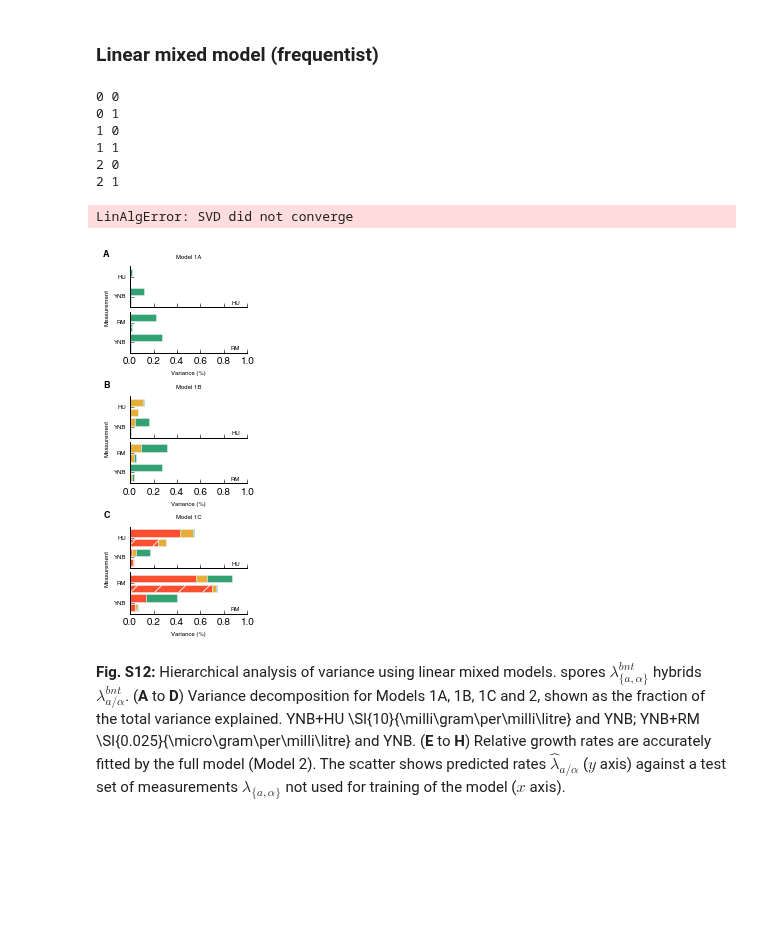
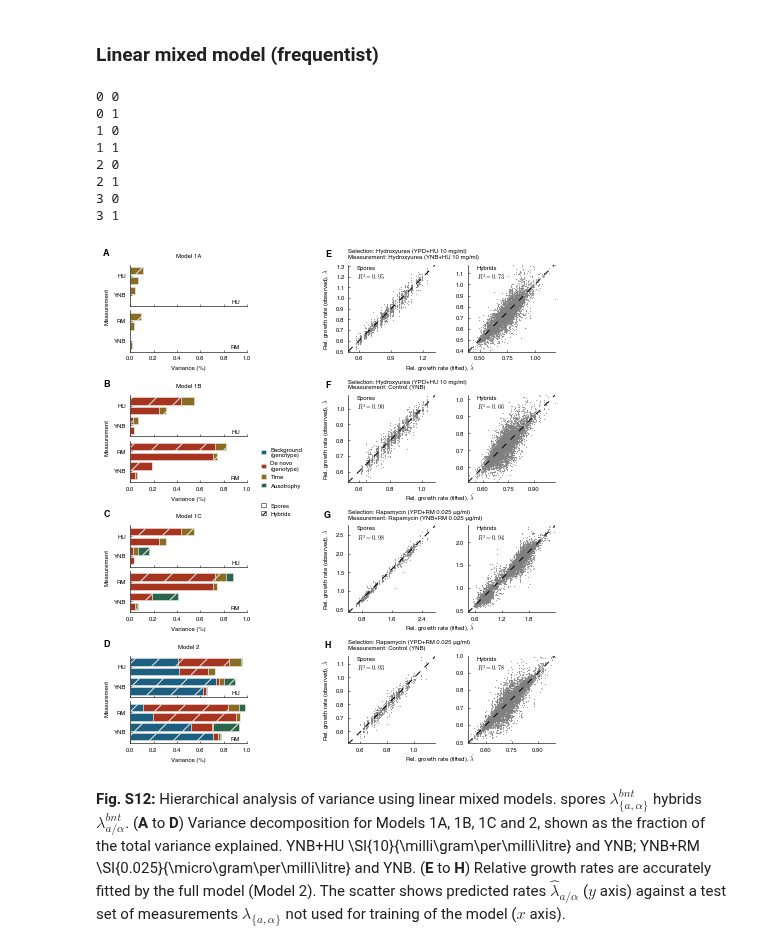
Before and after one commit to ivazquez/clonal-heterogeneity, a Jupyter notebook: src/figure4.ipynb, the cells around one changed output. Saved outputs shown, nothing was run; the diff lists cells and outputs as text; code cells hidden in the pictures; blank space fills up the shorter version.

```diff
--- a/src/figure4.ipynb
+++ b/src/figure4.ipynb
@@ -669,14 +666,15 @@ for (ii, (env_evo, env_test)) in enumerate([('HU','HU'),('HU','YNB'),('RM','RM')
     yticklabels = []
     vmax = max(np.nanmin(H), np.nanmax(H), key=abs)
     vmin = -vmax
-    legend_title = r'$\lambda^{bnt}_{a/\alpha}$'
+    legend_title = r'$\lambda^{btn}_{a/\alpha}$'
 
     plot.heatmap_hybrids(H, ax, title,
                          xlabel, ylabel, xticklabels, yticklabels,
                          fold=False, legend_title=legend_title, cmap=plt.cm.RdBu_r,
                          vmin=vmin, vmax=vmax, pad=30)
 
-    print env_evo, env_test, H.isnull().values.flatten().sum(), H.notnull().values.flatten().sum()
+    print 'Selection: %s, Environment: %s, Pass: %4d, Fail: %4d' \
+    % (env_evo, env_test, H.notnull().values.flatten().sum(), H.isnull().values.flatten().sum())
 
     ax.xaxis.set_ticks_position('top')
     ax.yaxis.set_ticks_position('left')
@@ -820,9 +818,9 @@ for (ii, (env_evo, env_test)) in enumerate([('HU','YNB'),('RM','YNB')]):
                         colors=[config.spores_gt_short['color'][env_evo][x] for x in S.columns.get_level_values('genotype_short')],
                         hatches=[' ']*10)
 
-    ax1.set_title('spores (haploid)', fontsize=6)
+    ax1.set_title('Spores (haploid)', fontsize=6)
     ax1.set_xlabel('')
-    ax1.set_ylabel(r'Rel. growth rate, $\lambda^{bnt}_{a/\alpha}$', fontsize=6, labelpad=2)
+    ax1.set_ylabel(r'Rel. growth rate, $\lambda^{btn}_{a/\alpha}$', fontsize=6, labelpad=2)
 
     ### hybrids barplot ###
     ax2 = plt.subplot(gs[(env_evo,'barplot')][7:], sharey=ax1)
@@ -859,7 +857,7 @@ for (ii, (env_evo, env_test)) in enumerate([('HU','YNB'),('RM','YNB')]):
                  mfc=config.hybrids_gt_short['color'][env_evo][d[-1]], mec='k',
                  ms=3, marker='D', linestyle="None", zorder=6)
 
-    ax2.set_title('hybrids (diploid)', fontsize=6)
+    ax2.set_title('Hybrids (diploid)', fontsize=6)
     ax2.set_xlabel('')
     ax2.set_ylabel('', fontsize=6)
 
@@ -1065,10 +1063,10 @@ hdf = hybrids_norm_df
 hdf = hdf[hdf.group.isin([('ancestral','ancestral'),('ancestral','evolved'),('evolved','evolved')])]
 hdf = hdf[np.isfinite(hdf[param])]
 
-formulas = {'Model 1A': 'growth_rate ~ C(auxotrophy)',
-            'Model 1B': 'growth_rate ~ C(auxotrophy) + C(group)',
-            'Model 1C': 'growth_rate ~ C(auxotrophy) + C(group) + C(genotype_long)',
-            'Model 2': 'growth_rate ~ C(auxotrophy) + C(group) + C(genotype_long) + C(individual)'}
+formulas = {'Model 1A': 'growth_rate ~ C(group)',
+            'Model 1B': 'growth_rate ~ C(group) + C(genotype_long)',
+            'Model 1C': 'growth_rate ~ C(group) + C(genotype_long) + C(auxotrophy)',
+            'Model 2': 'growth_rate ~ C(group) + C(genotype_long) + C(auxotrophy) + C(individual)'}
 
 fig = plt.figure(figsize=(7, 8), dpi=300)
 
@@ -1100,15 +1098,15 @@ for ii, formula in enumerate(['Model 1A', 'Model 1B', 'Model 1C', 'Model 2']):
     # fix columns
     df = df.rename(
         columns={
-            'C(group)':'time',
-            'C(genotype_long)':'de novo\n(genotype)',
-            'C(auxotrophy)':'auxotrophy',
-            'C(individual)':'background\n(genotype)',
+            'C(group)':'Time',
+            'C(genotype_long)':'De novo\n(genotype)',
+            'C(auxotrophy)':'Auxotrophy',
+            'C(individual)':'Background\n(genotype)',
             'C(replicate)':'measurement\nerror'
         }
     )
 
-    order = ['background\n(genotype)','de novo\n(genotype)','time','auxotrophy']#,'measurement\nerror']
+    order = ['Background\n(genotype)','De novo\n(genotype)','Time','Auxotrophy']#,'measurement\nerror']
     order = [val for val in order if val in df.columns]
     df = df[order]
 
@@ -1182,7 +1180,7 @@ s_artist = patches.Rectangle((0,0), width=1, height=1,
 h_artist = patches.Rectangle((0,0), width=1, height=1, hatch='///',
                              facecolor='w', edgecolor='k')
 
-leg2 = ax.legend([s_artist,h_artist], ['spores','hybrids'],
+leg2 = ax.legend([s_artist,h_artist], ['Spores','Hybrids'],
                  bbox_to_anchor=(1.1, 4.75), ncol=1,
                  frameon=False, loc='upper left', borderaxespad=0.,
                  handlelength=0.75, prop={'size':6})
@@ -1205,8 +1203,8 @@ for jj, ((env_evo, env_test), g) in enumerate(model_s[formula].groupby(level=['s
             ax.text(-0.2, 1.125, chr(jj + ord('E')), transform=ax.transAxes,
                 fontsize=9, fontweight='bold', va='center', ha='right')
             ax.annotate('Selection: %s\nMeasurement: %s' %\
-                         (selection['long_label'][env_evo], \
-                          environment['long_label'][env_test]),
+                         (config.selection['long_label'][env_evo], \
+                          config.environment['long_label'][env_test]),
                         xy=(0, 1.125), xycoords="axes fraction",
                         ha='left', va='center', annotation_clip=False, fontsize=6)
 
@@ -1242,35 +1240,36 @@ for jj, ((env_evo, env_test), g) in enumerate(model_s[formula].groupby(level=['s
 
         # y-axis
         ax.set_ylim(ymin-.1*yrange, ymax+.1*yrange)
         ax.yaxis.set_minor_locator( MaxNLocator(nbins = 4) )
 
         ax.set_aspect('equal', adjustable='box')
 
         if kk==0:
             ax.annotate(r'Rel. growth rate (fitted), $\hat{\lambda}$',
                         xy=(1.05, -0.175), xycoords="axes fraction",
                         ha='center', va='center', annotation_clip=False, fontsize=6)
             ax.set_ylabel(r'Rel. growth rate (observed), $\lambda$', fontsize=6)
 
 for ax in fig.get_axes():
     ax.tick_params(axis='both', which='major', labelsize=6, size=2)
     ax.tick_params(axis='both', which='minor', labelsize=6, size=0)
 
     for loc in ['top','bottom','left','right']:
         ax.spines[loc].set_linewidth(.6)
 
 fig.savefig(dir_supp+'figures/supp_figure_pheno_cross/supp_figure_pheno_cross_anova.png', dpi=300, bbox_inches='tight')
 fig.savefig(dir_supp+'figures/supp_figure_pheno_cross/supp_figure_pheno_cross_anova.svg', dpi=300, bbox_inches='tight')
 plt.show()
 # %% [output]
 0 0
 0 1
 1 0
 1 1
 2 0
 2 1
+3 0
+3 1
-LinAlgError: SVD did not converge
-[figure, old version]
+[figure, new version]
 # %% [markdown]
 **Fig. S12:** Hierarchical analysis of variance using linear mixed models. spores $\lambda_{\{a,\alpha\}}^{bnt}$ hybrids $\lambda_{a/\alpha}^{bnt}$. (**A** to **D**) Variance decomposition for Models 1A, 1B, 1C and 2, shown as the fraction of the total variance explained. YNB+HU \SI{10}{\milli\gram\per\milli\litre} and YNB; YNB+RM \SI{0.025}{\micro\gram\per\milli\litre} and YNB. (**E** to **H**) Relative growth rates are accurately fitted by the full model (Model 2). The scatter shows predicted rates $\hat{\lambda}_{a/\alpha}$ ($y$ axis) against a test set of measurements $\lambda_{\{a,\alpha\}}$ not used for training of the model ($x$ axis).
 # %%
```
Also changed, not shown: parts of 5 cells of this notebook, 11 other files.
